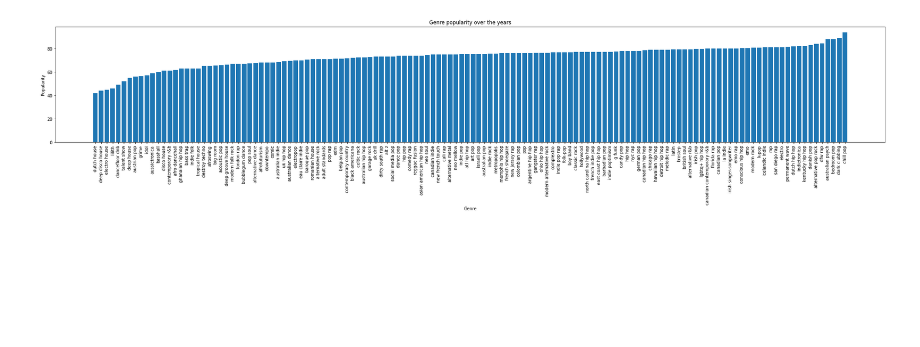
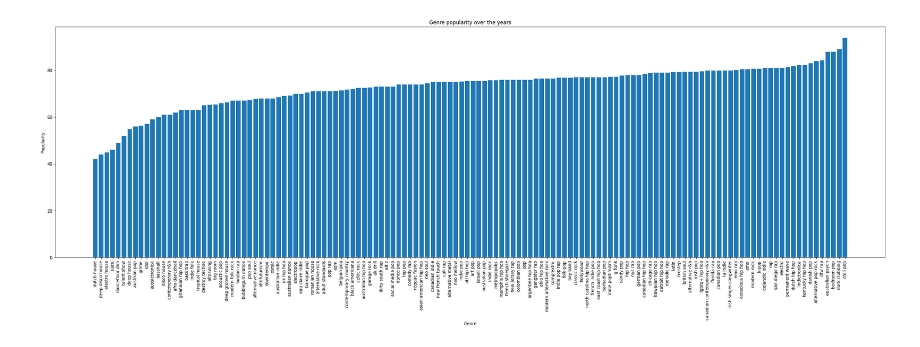
Before and after one commit to SirBobbert/Python_Exam, a Jupyter notebook: Task/task_2.ipynb, the cells around one changed output. Drawn from its saved outputs; the diff is of its cells as text; code cells hidden in the pictures; blank space fills up the shorter version.

```diff
--- a/Task/task_2.ipynb
+++ b/Task/task_2.ipynb
@@ -1,28 +1,37 @@
 # %%
 """2.	Vise en graf over de mest populære genre
     a.	Her vil vi bruge matplotlib til at lave et barplot"""
 
 # have to make a barplot
 
 import matplotlib.pyplot as plt
 import pandas as pd
 
 # importing dataset
 df = pd.read_csv('spotify_data.csv')
 
-# groups the 'top genre' and
+# finds the average pop pr. top genre
 genres_with_pop = df.groupby(['top genre']).mean()['pop']
+
+# sorts the dataframe so it will be displayed correctly
 sorted_df = genres_with_pop.sort_values(ascending=True)
 
+# creates a dict from the dataframe
 new_dict = sorted_df.to_dict()
 
-# prints the graph
-plt.rcParams["figure.figsize"] = (35, 5)
+# size of the plot
+plt.rcParams["figure.figsize"] = (35, 10)
+
+# plotting the data
 plt.bar(new_dict.keys(), new_dict.values())
+
+# eye-candy
 plt.title('Genre popularity over the years')
 plt.xlabel('Genre')
 plt.xticks(rotation=90)
 plt.ylabel('Popularity')
+
+# prints the plot
 plt.show()
 # %% [output]
-[figure, old version]
+[figure, new version]
```
Also changed, not shown: 1 other file.
